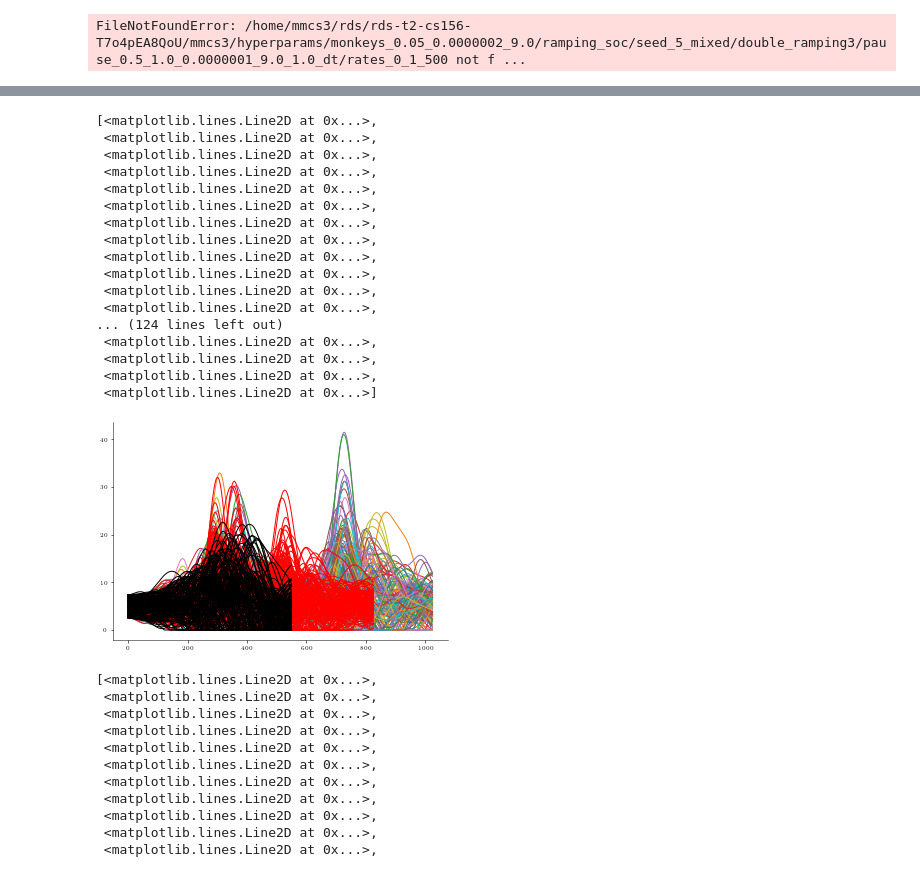
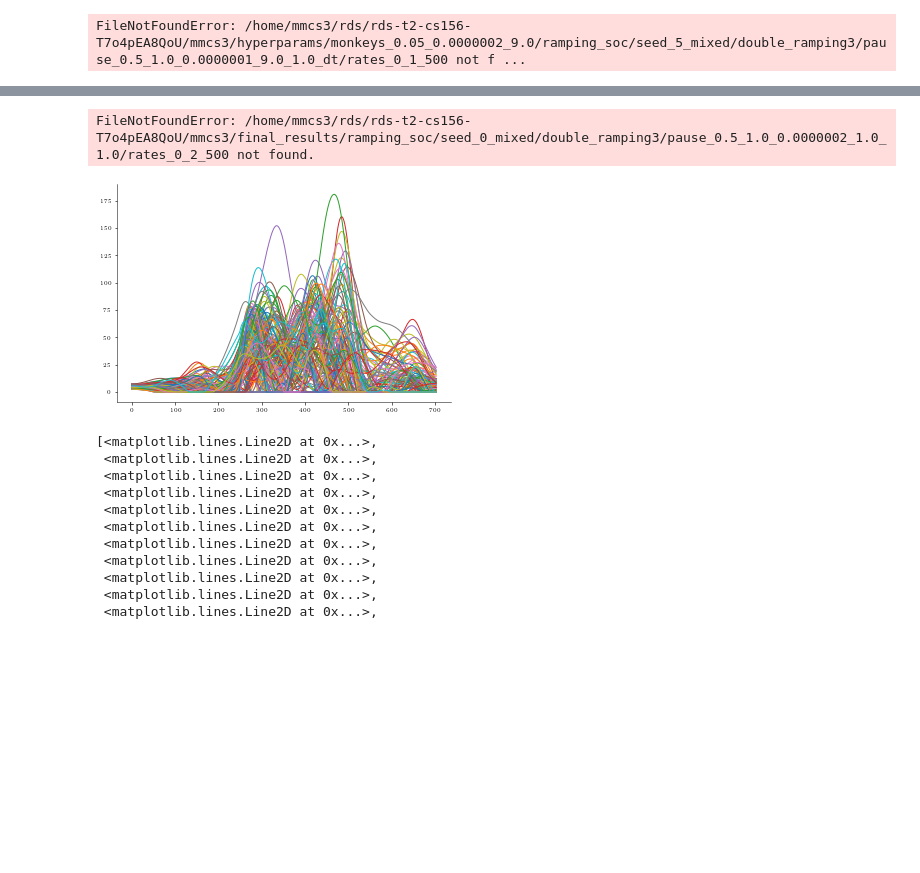
Before and after one commit to marineschimel/why-prep-2, a Jupyter notebook: notebooks/double.ipynb, the cells around one changed output, grey strips where cells are left out. Drawn from its saved outputs; the diff is of its cells as text; code cells hidden in the pictures; blank space fills up the shorter version.

```diff
--- a/notebooks/double.ipynb
+++ b/notebooks/double.ipynb
@@ -280,30 +465,14 @@ plt.plot(single_torques2[:,1])
 # %%
-double_dir = "/home/mmcs3/rds/rds-t2-cs156-T7o4pEA8QoU/mmcs3/hyperparams/monkeys_0.05_0.000005_5.0/ramping_soc/seed_3_mixed/double_ramping3/pause_0.5_0.1_0.000001_1.0_1.0"
-double_dir1 = "/home/mmcs3/rds/rds-t2-cs156-T7o4pEA8QoU/mmcs3/hyperparams/monkeys_0.05_0.000005_5.0/ramping_soc/seed_3_mixed/double_ramping3/pause_0.1_0.1_0.000001_1.0_1.0"
+double_dir = "/home/mmcs3/rds/rds-t2-cs156-T7o4pEA8QoU/mmcs3/final_results/ramping_soc/seed_0_mixed/double_ramping3/pause_0.006_100.0_0.0000002_1.0_10.0"
+double_dir1 = "/home/mmcs3/rds/rds-t2-cs156-T7o4pEA8QoU/mmcs3/final_results/ramping_soc/seed_0_mixed/double_ramping3/pause_0.5_1.0_0.0000002_1.0_1.0"
 dir = "/home/mmcs3/rds/rds-t2-cs156-T7o4pEA8QoU/mmcs3/hyperparams/monkeys_0.05_0.000005_5.0/ramping_soc/seed_3_mixed"
 j = 140
 plt.plot(np.loadtxt(f"{double_dir}/rates_0_2_500")[:,:j])
 plt.plot(np.loadtxt(f"{double_dir1}/rates_0_2_500")[:,:j], "r")
 plt.plot(np.loadtxt(f"{dir}/rates_5_500")[:,:j], "k")
 # %% [output]
-[<matplotlib.lines.Line2D at 0x...>,
- <matplotlib.lines.Line2D at 0x...>,
- <matplotlib.lines.Line2D at 0x...>,
- <matplotlib.lines.Line2D at 0x...>,
- <matplotlib.lines.Line2D at 0x...>,
- <matplotlib.lines.Line2D at 0x...>,
- <matplotlib.lines.Line2D at 0x...>,
- <matplotlib.lines.Line2D at 0x...>,
- <matplotlib.lines.Line2D at 0x...>,
- <matplotlib.lines.Line2D at 0x...>,
- <matplotlib.lines.Line2D at 0x...>,
- <matplotlib.lines.Line2D at 0x...>,
-... (124 lines left out)
- <matplotlib.lines.Line2D at 0x...>,
- <matplotlib.lines.Line2D at 0x...>,
- <matplotlib.lines.Line2D at 0x...>,
- <matplotlib.lines.Line2D at 0x...>]
+FileNotFoundError: /home/mmcs3/rds/rds-t2-cs156-T7o4pEA8QoU/mmcs3/final_results/ramping_soc/seed_0_mixed/double_ramping3/pause_0.5_1.0_0.0000002_1.0_1.0/rates_0_2_500 not found.
-[figure, old version]
+[figure, new version]
 # %%
 skew_discrete = np.loadtxt("/home/mmcs3/rds/rds-t2-cs156-T7o4pEA8QoU/mmcs3/skew/monkeys_0.05_0.000001_5.0/ramping_skew/1.0_0./rates_4_70")
 plt.plot(skew_discrete[:,:100])
```
Also changed, not shown: parts of 9 cells of this notebook, 27 other files.
